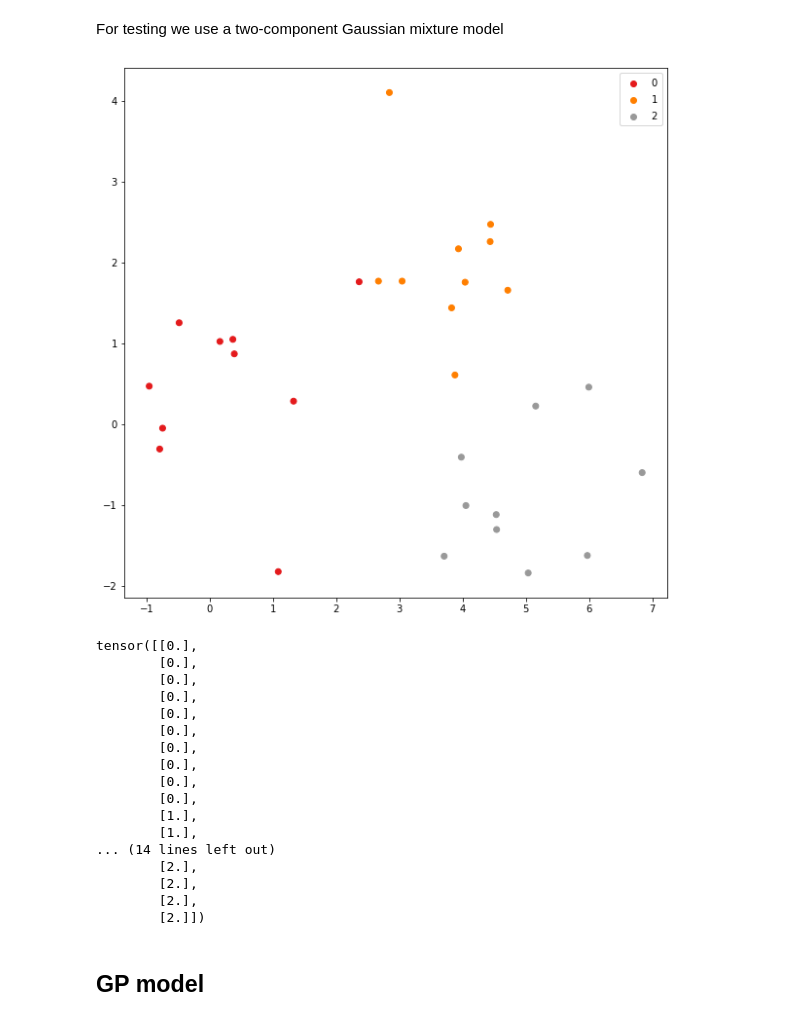
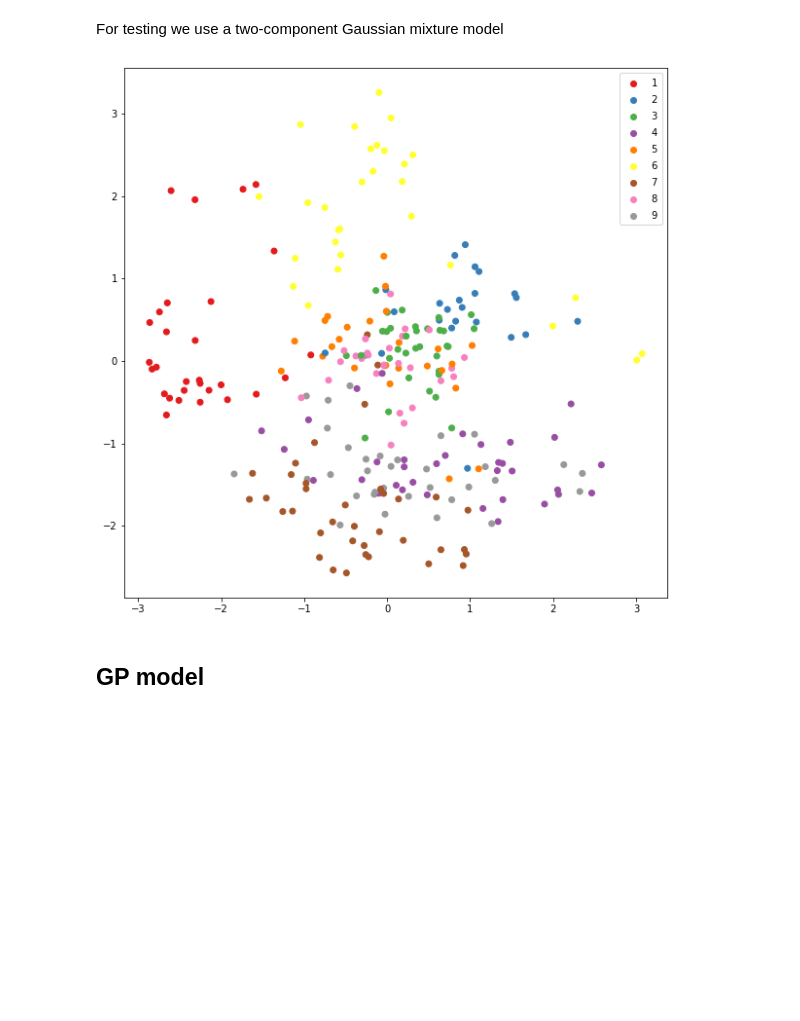
Before and after one commit to smentu/HIT_VAE, a Jupyter notebook: hit_vae/experiments/GP_testing.ipynb, the cells around one changed output. Drawn from its saved outputs; the diff is of its cells as text; code cells hidden in the pictures; blank space fills up the shorter version.

```diff
--- a/hit_vae/experiments/GP_testing.ipynb
+++ b/hit_vae/experiments/GP_testing.ipynb
@@ -48,7 +49,3 @@ data_c = np.random.multivariate_normal(mean = [5, -1], cov=[[0.5, 0], [0, 0.5]],
 data = np.concatenate((data_a, data_b, data_c), axis = 0)
 
 id = np.repeat(np.array([0, 1, 2]), [10, 10, 10], axis=0)# + np.random.normal(loc=0.0, scale=0.05, size=300)
-# %%
-plotting.visualize_latent_2D(data, id)
-# %% [output]
-[figure, removed]
@@ -58,20 +51,0 @@ labels = torch.tensor(id, dtype=torch.float).view(-1, 1).to(device)
-# %%
-print(labels)
-# %% [output]
-tensor([[0.],
-        [0.],
-        [0.],
-        [0.],
-        [0.],
-        [0.],
-        [0.],
-        [0.],
-        [0.],
-        [0.],
-        [1.],
-        [1.],
-... (14 lines left out)
-        [2.],
-        [2.],
-        [2.],
-        [2.]])
@@ -77,0 +63,4 @@ tensor([[0.],
+# %%
+plotting.visualize_latent_2D(Z.detach().cpu().numpy(), raw_labels)
+# %% [output]
+[figure, added]
```
Also changed, not shown: parts of 18 cells of this notebook, 1 other file.
